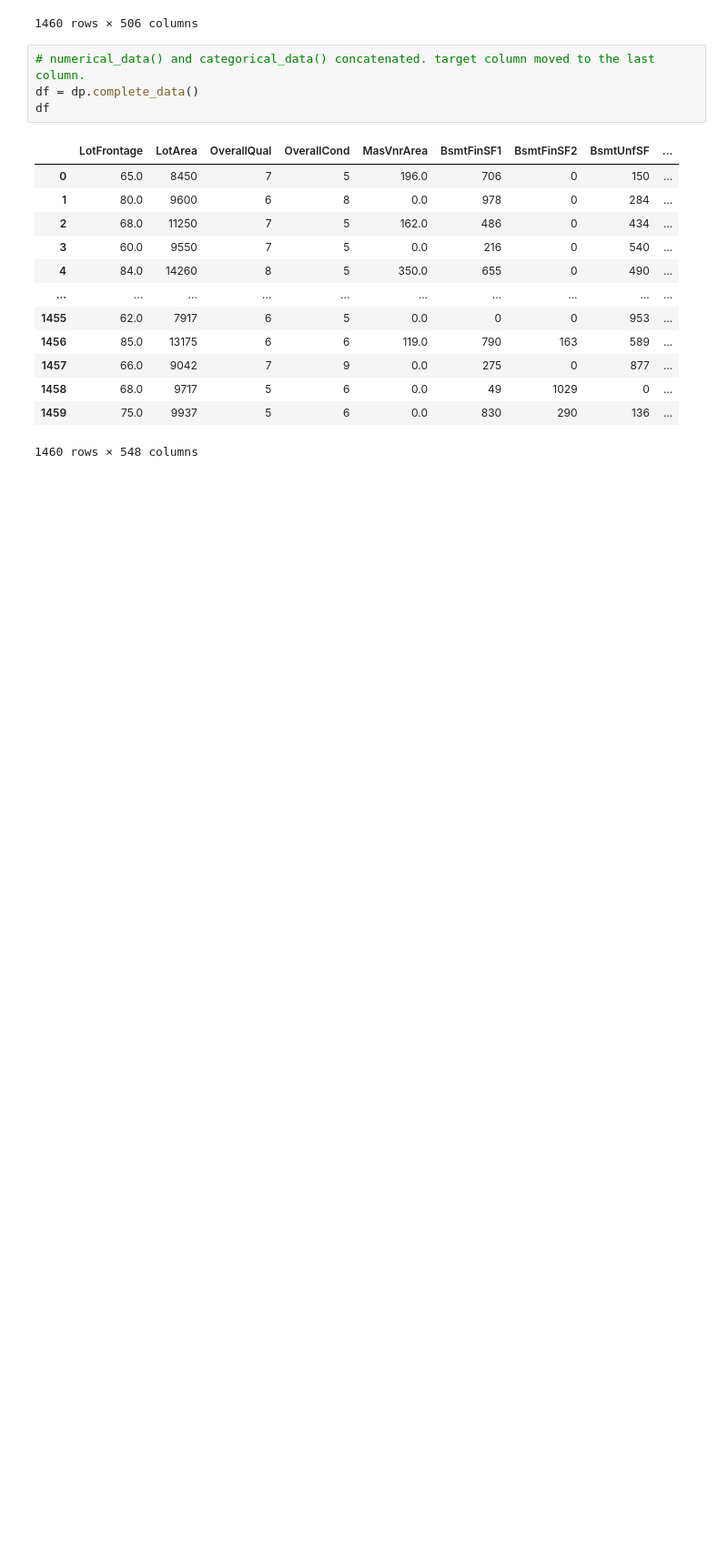
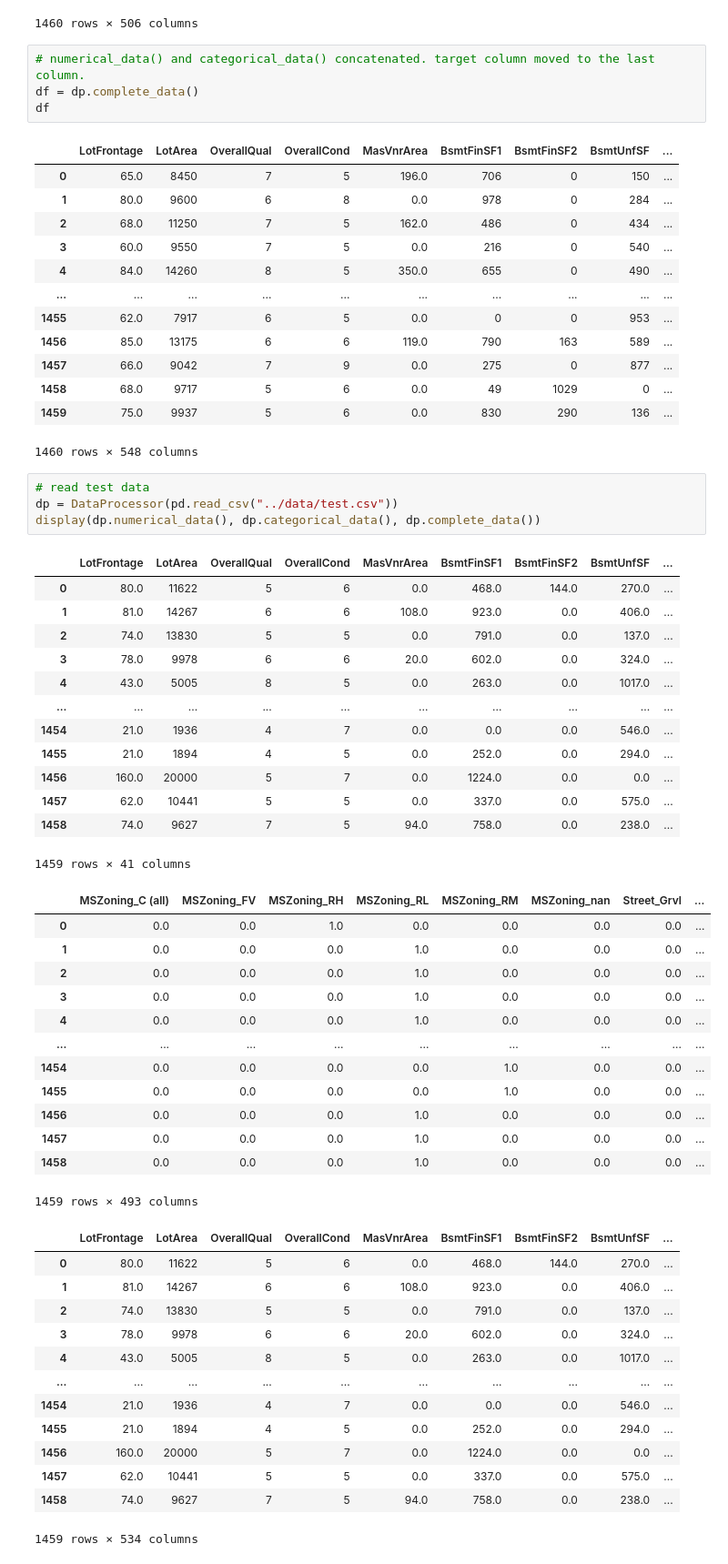
Before and after one commit to matthewgraca/4661-house-prices-regression, a Jupyter notebook: notebooks/Using data_processor.ipynb, the cells around one changed output. Shown at 91% size. Saved outputs shown, nothing was run; the diff lists cells and outputs as text; blank space fills up the shorter version.

Commit message:
added example usage with test csv

```diff
--- a/notebooks/Using data_processor.ipynb
+++ b/notebooks/Using data_processor.ipynb
@@ -58,3 +58,47 @@ df
 | 1458 | 68.0 | 9717 | 5 | 6 | 0.0 | 49 | 1029 | 0 | ... |
 | 1459 | 75.0 | 9937 | 5 | 6 | 0.0 | 830 | 290 | 136 | ... |
 1460 rows × 548 columns
+# %%
+# read test data
+dp = DataProcessor(pd.read_csv("../data/test.csv"))
+display(dp.numerical_data(), dp.categorical_data(), dp.complete_data())
+# %% [output]
+|  | LotFrontage | LotArea | OverallQual | OverallCond | MasVnrArea | BsmtFinSF1 | BsmtFinSF2 | BsmtUnfSF | ... |
+| 0 | 80.0 | 11622 | 5 | 6 | 0.0 | 468.0 | 144.0 | 270.0 | ... |
+| 1 | 81.0 | 14267 | 6 | 6 | 108.0 | 923.0 | 0.0 | 406.0 | ... |
+| 2 | 74.0 | 13830 | 5 | 5 | 0.0 | 791.0 | 0.0 | 137.0 | ... |
+| 3 | 78.0 | 9978 | 6 | 6 | 20.0 | 602.0 | 0.0 | 324.0 | ... |
+| 4 | 43.0 | 5005 | 8 | 5 | 0.0 | 263.0 | 0.0 | 1017.0 | ... |
+| ... | ... | ... | ... | ... | ... | ... | ... | ... | ... |
+| 1454 | 21.0 | 1936 | 4 | 7 | 0.0 | 0.0 | 0.0 | 546.0 | ... |
+| 1455 | 21.0 | 1894 | 4 | 5 | 0.0 | 252.0 | 0.0 | 294.0 | ... |
+| 1456 | 160.0 | 20000 | 5 | 7 | 0.0 | 1224.0 | 0.0 | 0.0 | ... |
+| 1457 | 62.0 | 10441 | 5 | 5 | 0.0 | 337.0 | 0.0 | 575.0 | ... |
+| 1458 | 74.0 | 9627 | 7 | 5 | 94.0 | 758.0 | 0.0 | 238.0 | ... |
+1459 rows × 41 columns
+|  | MSZoning_C (all) | MSZoning_FV | MSZoning_RH | MSZoning_RL | MSZoning_RM | MSZoning_nan | Street_Grvl | ... |
+| 0 | 0.0 | 0.0 | 1.0 | 0.0 | 0.0 | 0.0 | 0.0 | ... |
+| 1 | 0.0 | 0.0 | 0.0 | 1.0 | 0.0 | 0.0 | 0.0 | ... |
+| 2 | 0.0 | 0.0 | 0.0 | 1.0 | 0.0 | 0.0 | 0.0 | ... |
+| 3 | 0.0 | 0.0 | 0.0 | 1.0 | 0.0 | 0.0 | 0.0 | ... |
+| 4 | 0.0 | 0.0 | 0.0 | 1.0 | 0.0 | 0.0 | 0.0 | ... |
+| ... | ... | ... | ... | ... | ... | ... | ... | ... |
+| 1454 | 0.0 | 0.0 | 0.0 | 0.0 | 1.0 | 0.0 | 0.0 | ... |
+| 1455 | 0.0 | 0.0 | 0.0 | 0.0 | 1.0 | 0.0 | 0.0 | ... |
+| 1456 | 0.0 | 0.0 | 0.0 | 1.0 | 0.0 | 0.0 | 0.0 | ... |
+| 1457 | 0.0 | 0.0 | 0.0 | 1.0 | 0.0 | 0.0 | 0.0 | ... |
+| 1458 | 0.0 | 0.0 | 0.0 | 1.0 | 0.0 | 0.0 | 0.0 | ... |
+1459 rows × 493 columns
+|  | LotFrontage | LotArea | OverallQual | OverallCond | MasVnrArea | BsmtFinSF1 | BsmtFinSF2 | BsmtUnfSF | ... |
+| 0 | 80.0 | 11622 | 5 | 6 | 0.0 | 468.0 | 144.0 | 270.0 | ... |
+| 1 | 81.0 | 14267 | 6 | 6 | 108.0 | 923.0 | 0.0 | 406.0 | ... |
+| 2 | 74.0 | 13830 | 5 | 5 | 0.0 | 791.0 | 0.0 | 137.0 | ... |
+| 3 | 78.0 | 9978 | 6 | 6 | 20.0 | 602.0 | 0.0 | 324.0 | ... |
+| 4 | 43.0 | 5005 | 8 | 5 | 0.0 | 263.0 | 0.0 | 1017.0 | ... |
+| ... | ... | ... | ... | ... | ... | ... | ... | ... | ... |
+| 1454 | 21.0 | 1936 | 4 | 7 | 0.0 | 0.0 | 0.0 | 546.0 | ... |
+| 1455 | 21.0 | 1894 | 4 | 5 | 0.0 | 252.0 | 0.0 | 294.0 | ... |
+| 1456 | 160.0 | 20000 | 5 | 7 | 0.0 | 1224.0 | 0.0 | 0.0 | ... |
+| 1457 | 62.0 | 10441 | 5 | 5 | 0.0 | 337.0 | 0.0 | 575.0 | ... |
+| 1458 | 74.0 | 9627 | 7 | 5 | 94.0 | 758.0 | 0.0 | 238.0 | ... |
+1459 rows × 534 columns
```
Also changed, not shown: parts of 1 cell of this notebook.
